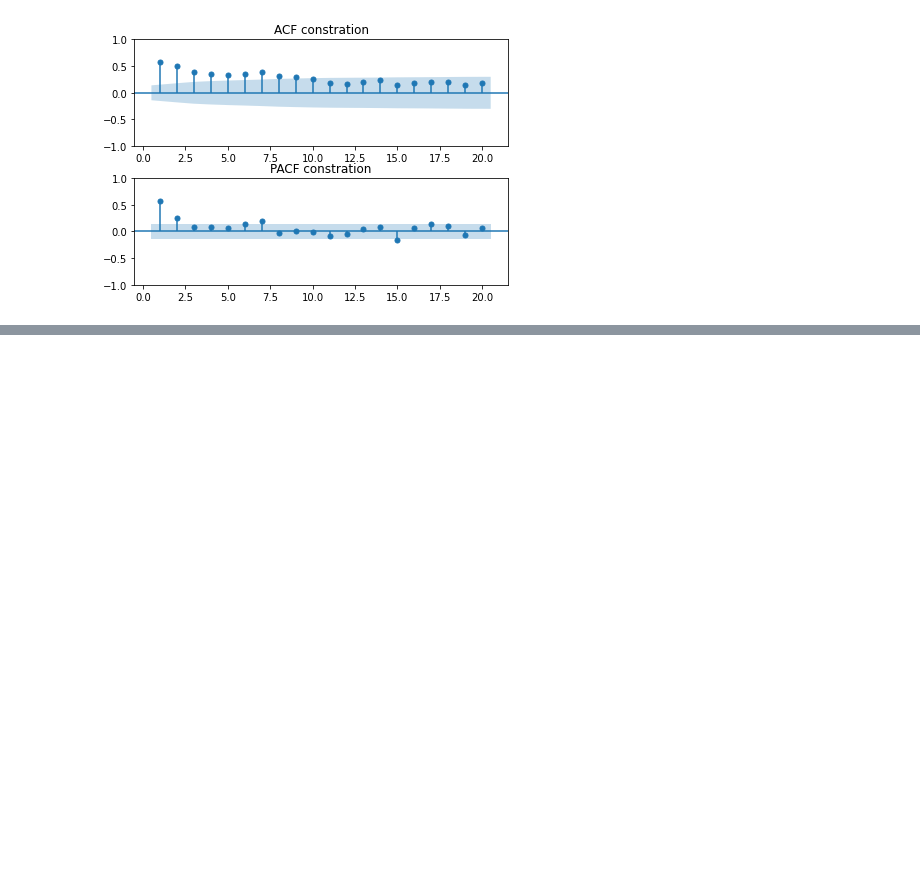
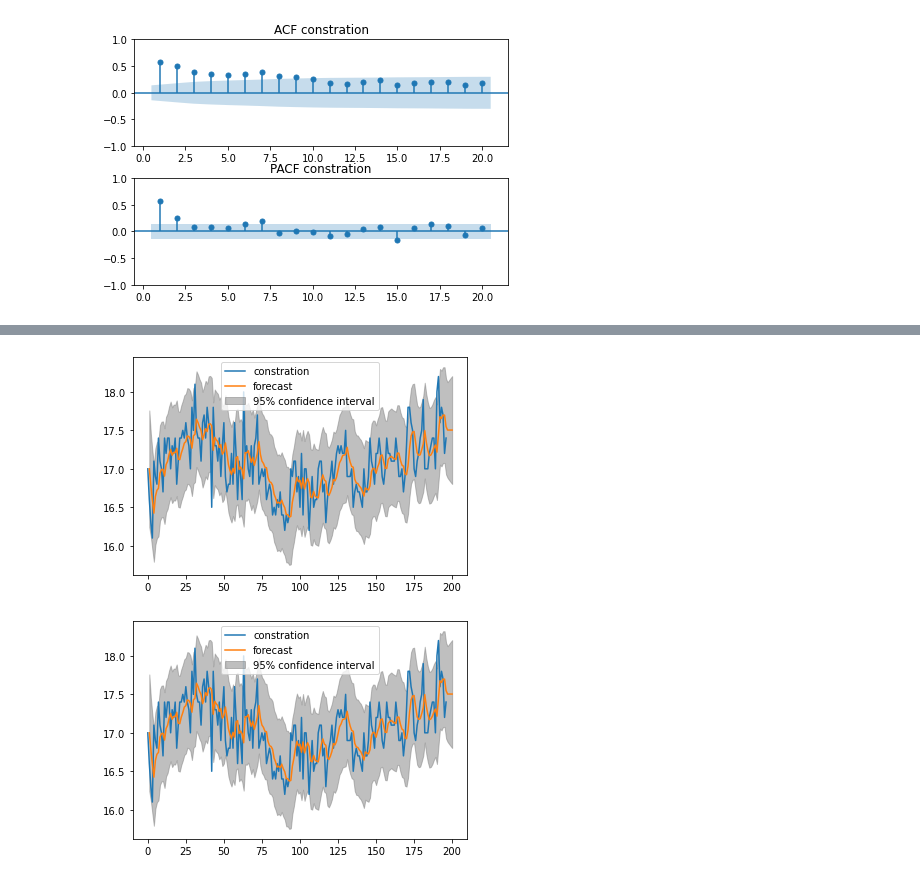
Before and after one commit to bub3690/22-2_TimeSeries, a Jupyter notebook: final_project.ipynb, the cells around one changed output, grey strips where cells are left out. Cells and saved outputs as stored; diff of their text form; code cells hidden in the pictures; blank space fills up the shorter version.

```diff
--- a/final_project.ipynb
+++ b/final_project.ipynb
@@ -104,0 +99,7 @@ plt.show()
+# %%
+from statsmodels.tsa.arima.model import ARIMA
+from statsmodels.graphics.tsaplots import plot_predict
+
+model = ARIMA(data1['constration'], order=(0,1,1))
+model_fit = model.fit()
+model_fit.summary()
@@ -104,0 +124,7 @@ plt.show()
+# %%
+fig, ax = plt.subplots()
+ax = data1['constration'].plot(ax=ax)
+plot_predict(model_fit,1,200,ax=ax)
+# %% [output]
+[figure, added]
+[figure, added]
```
Also changed, not shown: parts of 32 cells of this notebook.
